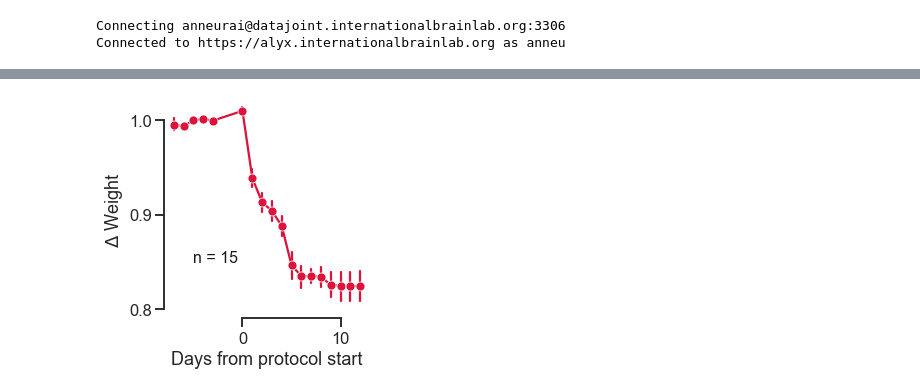
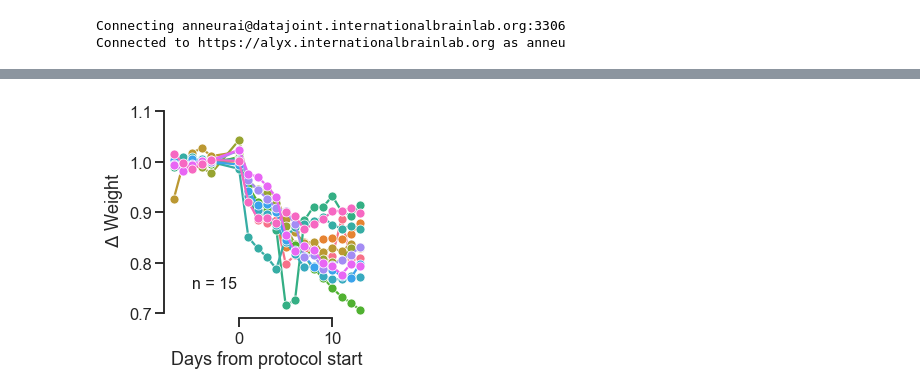
Before and after one commit to int-brain-lab/citricAcid, a Jupyter notebook: figure1_churchland_3cages_weights.ipynb, the cells around one changed output, grey strips where cells are left out. Cells and saved outputs as stored; diff of their text form; code cells hidden in the pictures.

Commit message:
individual plots

```diff
--- a/figure1_churchland_3cages_weights.ipynb
+++ b/figure1_churchland_3cages_weights.ipynb
@@ -106,18 +107,18 @@ See the caveats in the documentation: http://pandas.pydata.org/pandas-docs/stabl
 # %%
 palette = sns.xkcd_palette(['raspberry'])
 f, ax = plt.subplots(ncols=1, nrows=1, figsize=(4, 4))
 
-sns.lineplot(x="session_day", y="avg_weight", color="crimson",
-             estimator=np.mean, err_style='bars', marker='o',
+sns.lineplot(x="session_day", y="avg_weight", hue='subject_nickname',
+             estimator=None, err_style='bars', marker='o', units='subject_nickname',
              ci=68, data=normalized2, ax=ax, legend=False)
 ax.set_xlabel("Days from protocol start")
 ax.set_ylabel("$\Delta$ Weight")
-ax.set(ylim=[0.79, 1.02], yticks=[0.8, 0.9, 1])
-ax.text(-5, 0.85, 'n = 15', {'color':'k', 'fontsize':16})
+ax.set(ylim=[0.69, 1.12], yticks=[0.7, 0.8, 0.9, 1, 1.1])
+ax.text(-5, 0.75, 'n = 15', {'color':'k', 'fontsize':16})
 
 f.tight_layout()
 sns.despine(trim=True)
 
 f.savefig(os.path.join(figpath, "citricacid_weights_churchlandlab.pdf"))
 # %% [output]
-[figure, old version]
+[figure, new version]
```
Also changed, not shown: parts of 3 cells of this notebook, 1 other file.
